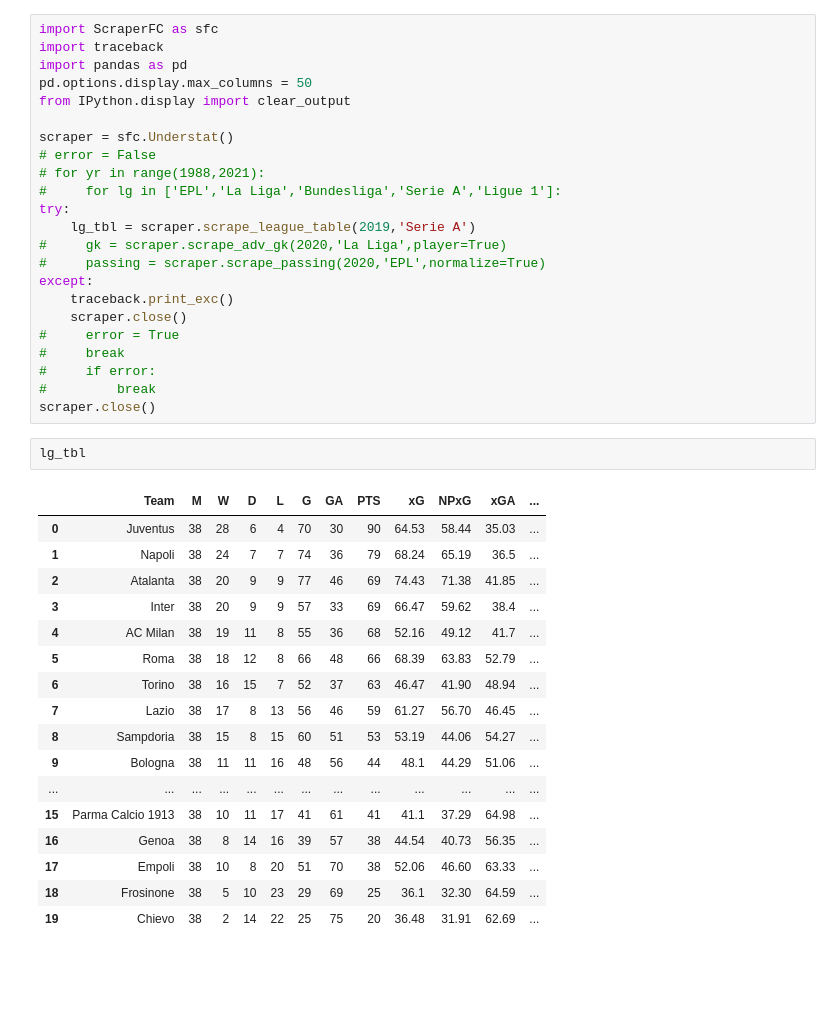
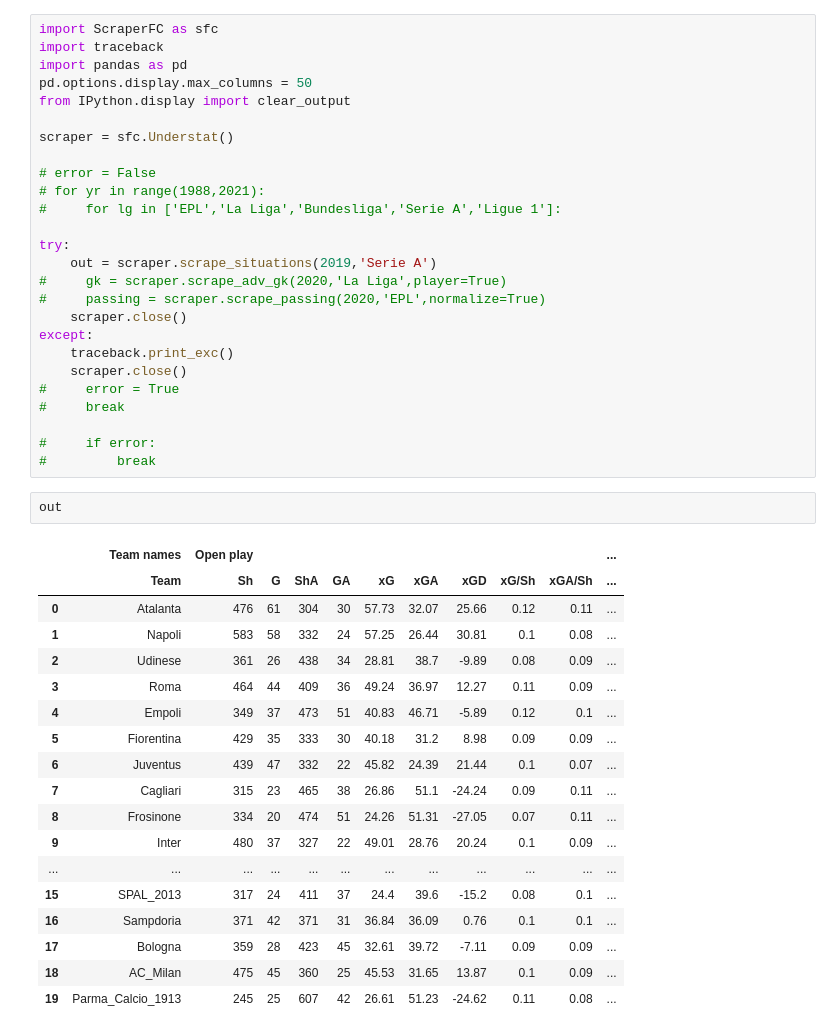
Before and after one commit to JokaZola/ScraperFC, a Jupyter notebook: code/test.ipynb, the cells around one changed output. Drawn from its saved outputs; the diff is of its cells as text; blank space fills up the shorter version.

```diff
--- a/code/test.ipynb
+++ b/code/test.ipynb
@@ -6,38 +6,42 @@ pd.options.display.max_columns = 50
 from IPython.display import clear_output
 
 scraper = sfc.Understat()
+
 # error = False
 # for yr in range(1988,2021):
 #     for lg in ['EPL','La Liga','Bundesliga','Serie A','Ligue 1']:
+
 try:
-    lg_tbl = scraper.scrape_league_table(2019,'Serie A')
+    out = scraper.scrape_situations(2019,'Serie A')
 #     gk = scraper.scrape_adv_gk(2020,'La Liga',player=True)
 #     passing = scraper.scrape_passing(2020,'EPL',normalize=True)
+    scraper.close()
 except:
     traceback.print_exc()
     scraper.close()
 #     error = True
 #     break
+
 #     if error:
 #         break
-scraper.close()
-# %%
-lg_tbl
-# %% [output]
-|  | Team | M | W | D | L | G | GA | PTS | xG | NPxG | xGA | ... |
-| 0 | Juventus | 38 | 28 | 6 | 4 | 70 | 30 | 90 | 64.53 | 58.44 | 35.03 | ... |
-| 1 | Napoli | 38 | 24 | 7 | 7 | 74 | 36 | 79 | 68.24 | 65.19 | 36.5 | ... |
-| 2 | Atalanta | 38 | 20 | 9 | 9 | 77 | 46 | 69 | 74.43 | 71.38 | 41.85 | ... |
-| 3 | Inter | 38 | 20 | 9 | 9 | 57 | 33 | 69 | 66.47 | 59.62 | 38.4 | ... |
-| 4 | AC Milan | 38 | 19 | 11 | 8 | 55 | 36 | 68 | 52.16 | 49.12 | 41.7 | ... |
-| 5 | Roma | 38 | 18 | 12 | 8 | 66 | 48 | 66 | 68.39 | 63.83 | 52.79 | ... |
-| 6 | Torino | 38 | 16 | 15 | 7 | 52 | 37 | 63 | 46.47 | 41.90 | 48.94 | ... |
-| 7 | Lazio | 38 | 17 | 8 | 13 | 56 | 46 | 59 | 61.27 | 56.70 | 46.45 | ... |
-| 8 | Sampdoria | 38 | 15 | 8 | 15 | 60 | 51 | 53 | 53.19 | 44.06 | 54.27 | ... |
-| 9 | Bologna | 38 | 11 | 11 | 16 | 48 | 56 | 44 | 48.1 | 44.29 | 51.06 | ... |
-| ... | ... | ... | ... | ... | ... | ... | ... | ... | ... | ... | ... | ... |
-| 15 | Parma Calcio 1913 | 38 | 10 | 11 | 17 | 41 | 61 | 41 | 41.1 | 37.29 | 64.98 | ... |
-| 16 | Genoa | 38 | 8 | 14 | 16 | 39 | 57 | 38 | 44.54 | 40.73 | 56.35 | ... |
-| 17 | Empoli | 38 | 10 | 8 | 20 | 51 | 70 | 38 | 52.06 | 46.60 | 63.33 | ... |
-| 18 | Frosinone | 38 | 5 | 10 | 23 | 29 | 69 | 25 | 36.1 | 32.30 | 64.59 | ... |
-| 19 | Chievo | 38 | 2 | 14 | 22 | 25 | 75 | 20 | 36.48 | 31.91 | 62.69 | ... |
+# %%
+out
+# %% [output]
+|  | Team names | Open play |  |  |  |  |  |  |  |  | ... |
+|  | Team | Sh | G | ShA | GA | xG | xGA | xGD | xG/Sh | xGA/Sh | ... |
+| 0 | Atalanta | 476 | 61 | 304 | 30 | 57.73 | 32.07 | 25.66 | 0.12 | 0.11 | ... |
+| 1 | Napoli | 583 | 58 | 332 | 24 | 57.25 | 26.44 | 30.81 | 0.1 | 0.08 | ... |
+| 2 | Udinese | 361 | 26 | 438 | 34 | 28.81 | 38.7 | -9.89 | 0.08 | 0.09 | ... |
+| 3 | Roma | 464 | 44 | 409 | 36 | 49.24 | 36.97 | 12.27 | 0.11 | 0.09 | ... |
+| 4 | Empoli | 349 | 37 | 473 | 51 | 40.83 | 46.71 | -5.89 | 0.12 | 0.1 | ... |
+| 5 | Fiorentina | 429 | 35 | 333 | 30 | 40.18 | 31.2 | 8.98 | 0.09 | 0.09 | ... |
+| 6 | Juventus | 439 | 47 | 332 | 22 | 45.82 | 24.39 | 21.44 | 0.1 | 0.07 | ... |
+| 7 | Cagliari | 315 | 23 | 465 | 38 | 26.86 | 51.1 | -24.24 | 0.09 | 0.11 | ... |
+| 8 | Frosinone | 334 | 20 | 474 | 51 | 24.26 | 51.31 | -27.05 | 0.07 | 0.11 | ... |
+| 9 | Inter | 480 | 37 | 327 | 22 | 49.01 | 28.76 | 20.24 | 0.1 | 0.09 | ... |
+| ... | ... | ... | ... | ... | ... | ... | ... | ... | ... | ... | ... |
+| 15 | SPAL_2013 | 317 | 24 | 411 | 37 | 24.4 | 39.6 | -15.2 | 0.08 | 0.1 | ... |
+| 16 | Sampdoria | 371 | 42 | 371 | 31 | 36.84 | 36.09 | 0.76 | 0.1 | 0.1 | ... |
+| 17 | Bologna | 359 | 28 | 423 | 45 | 32.61 | 39.72 | -7.11 | 0.09 | 0.09 | ... |
+| 18 | AC_Milan | 475 | 45 | 360 | 25 | 45.53 | 31.65 | 13.87 | 0.1 | 0.09 | ... |
+| 19 | Parma_Calcio_1913 | 245 | 25 | 607 | 42 | 26.61 | 51.23 | -24.62 | 0.11 | 0.08 | ... |
```
